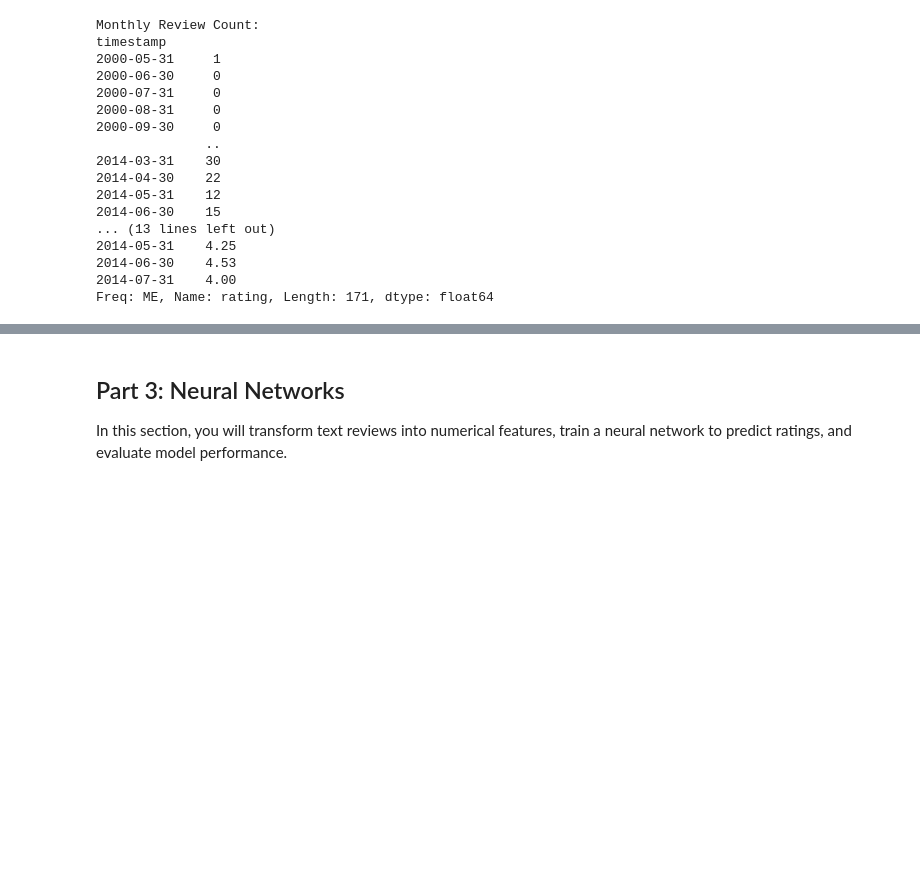
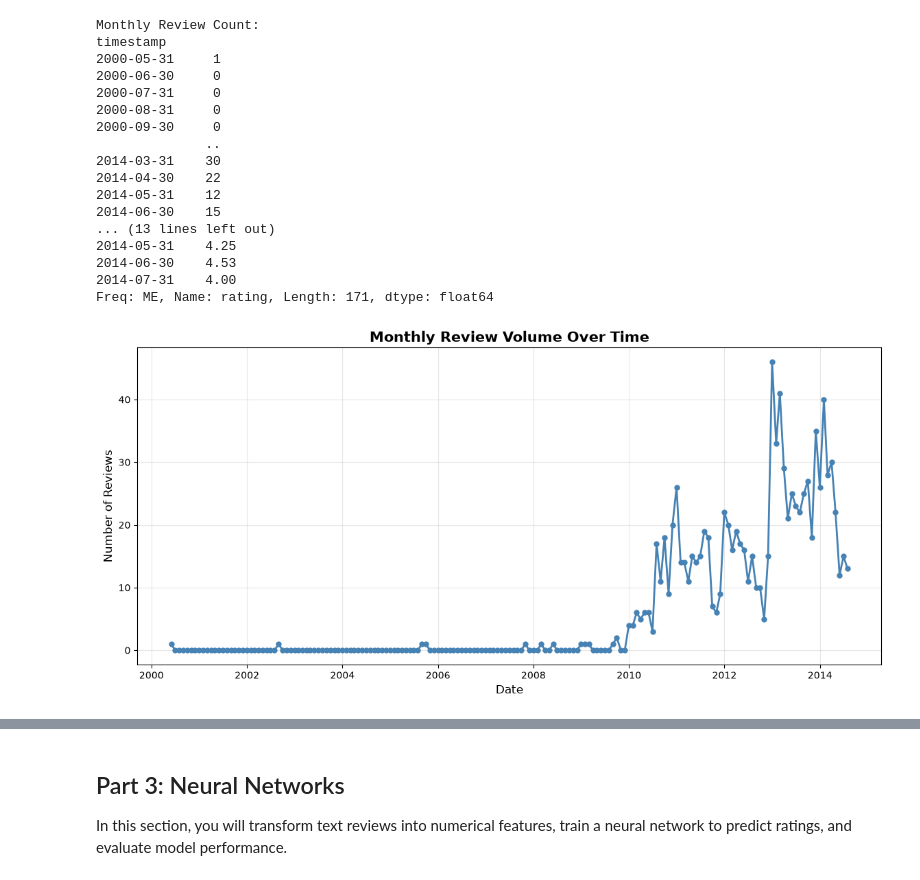
Before and after one commit to donjuel003/Summative-Lab--Analytics-Firm-Clients, a Jupyter notebook: C09_M08.ipynb, the cells around one changed output, grey strips where cells are left out. Cells and saved outputs as stored; diff of their text form; code cells hidden in the pictures; blank space fills up the shorter version.

Commit message:
Plotting executed

```diff
--- a/C09_M08.ipynb
+++ b/C09_M08.ipynb
@@ -425,16 +425,14 @@ Freq: ME, Name: rating, Length: 171, dtype: float64
 # %%
 
 # TODO: Plot monthly review volume over time.
+fig, ax = plt.subplots(figsize=(14, 6))
 
-# TODO: Plot average monthly rating over time.
+ax.plot(monthly_review_count.index, monthly_review_count.values,
+        marker='o', color='steelblue', linewidth=2, markersize=5)
 
-# TODO: Compute a rolling average for the monthly average rating.
-# A 3-month rolling average is a good starting point.
-
-# TODO: Plot both:
-# - the original monthly average rating
-# - the rolling average
-# on the same figure.
-
-# Reflection prompt:
-# What overall trends do you notice in review activity and customer ratings over time?
+ax.set_title('Monthly Review Volume Over Time', fontsize=15, fontweight='bold')
+ax.set_xlabel('Date', fontsize=12)
+ax.set_ylabel('Number of Reviews', fontsize=12)
+ax.grid(True, alpha=0.3)
+# %% [output]
+[figure, added]
```
Also changed, not shown: parts of 4 cells of this notebook.
